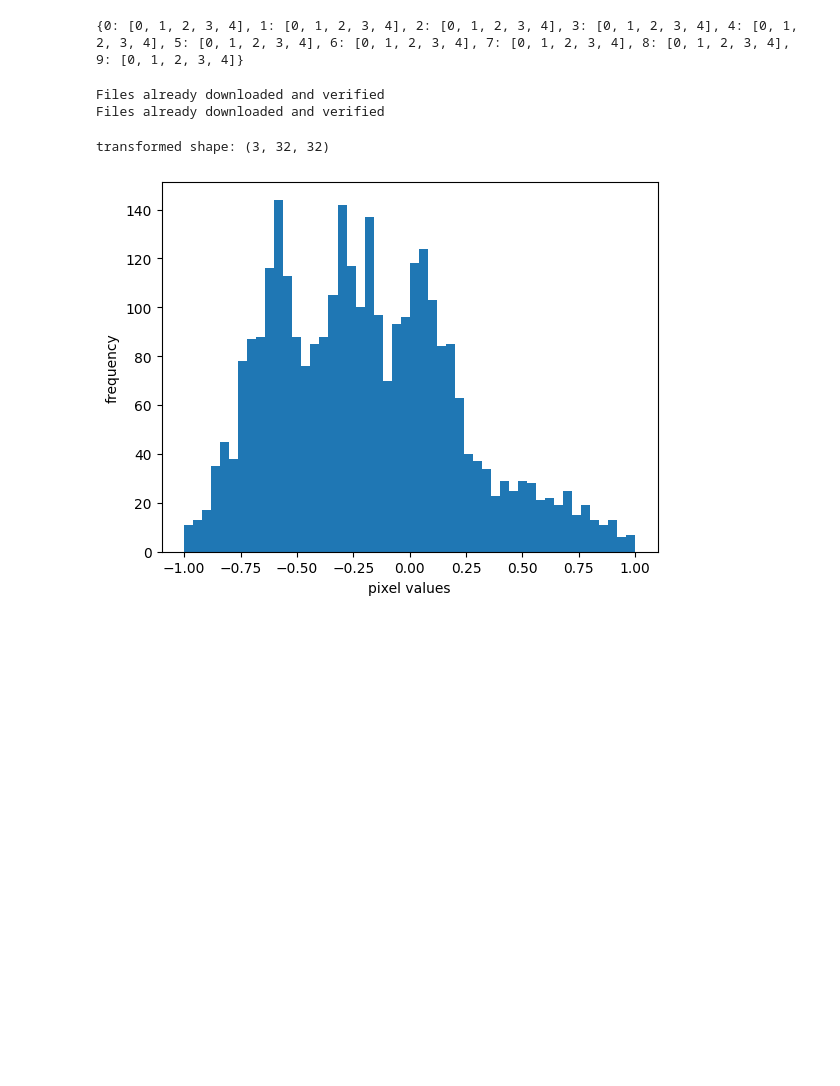
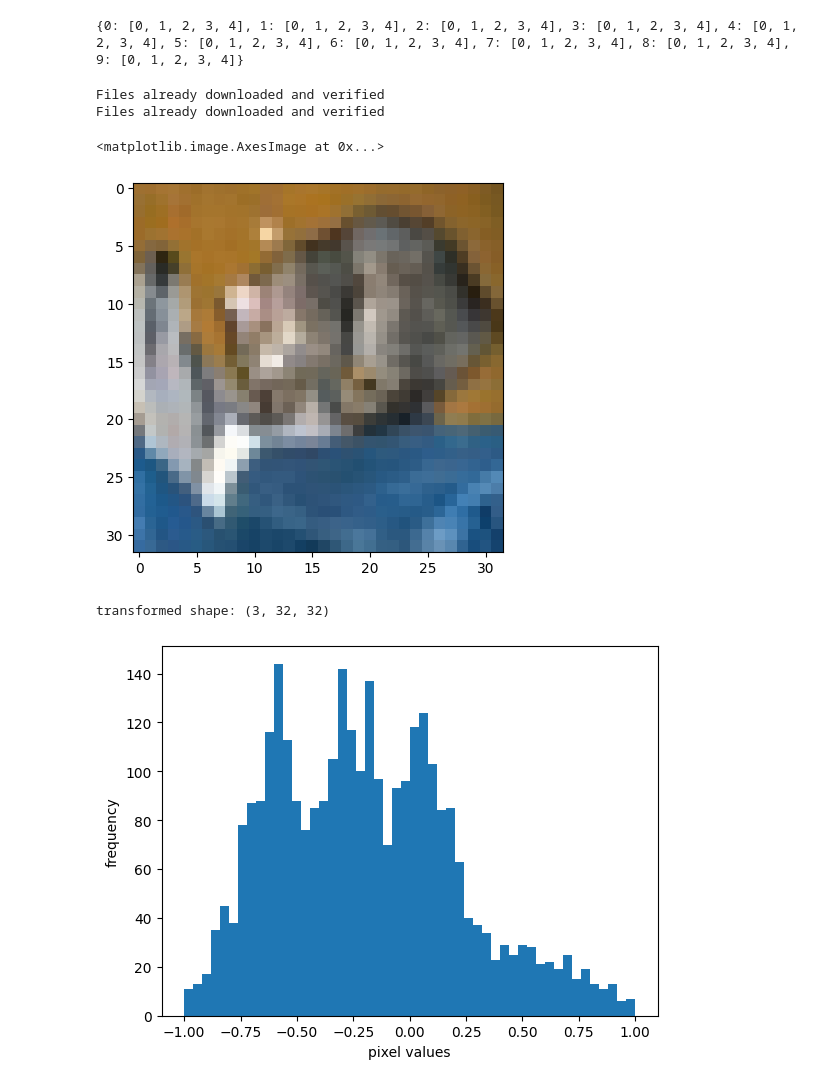
Before and after one commit to basemprince/F2U, a Jupyter notebook: main copy.ipynb, the cells around one changed output. Saved outputs shown, nothing was run; the diff lists cells and outputs as text; code cells hidden in the pictures; blank space fills up the shorter version.

```diff
--- a/main copy.ipynb
+++ b/main copy.ipynb
@@ -26,7 +26,7 @@ B1 = 0.5
 B2 = 0.999
 BATCH_SIZE = 64
 NOISE_DIM = 128
-FID_BATCH_SIZE = 20
+FID_BATCH_SIZE = 50
 NUM_UNIQUE_USERS = NUM_WORKERS
 # %%
 num_classes = 10
@@ -39,15 +39,21 @@ print(dictionary)
 trans_cifar = transforms.Compose([transforms.ToTensor(), transforms.Normalize((0.5, 0.5, 0.5), (0.5, 0.5, 0.5))])
 # trans_cifar = transforms.Compose([transforms.ToTensor()])
 dataset = datasets.CIFAR10(root='./datasets/cifar/', train=True, download=True, transform=trans_cifar)
-dataset_test = datasets.CIFAR10(root='./datasets/cifar/', train=False, download=True, transform=trans_cifar)
+dataset_test = datasets.CIFAR10(root='./datasets/cifar/', train=False, download=True,transform=transforms.ToTensor())
 dataloader_one = torch.utils.data.DataLoader(dataset, shuffle = True,batch_size=BATCH_SIZE)
-dataloader_test = torch.utils.data.DataLoader(dataset_test, shuffle = True,batch_size=10000)
+dataloader_test = torch.utils.data.DataLoader(dataset_test, shuffle = False,batch_size=10000)
 # %% [output]
 Files already downloaded and verified
 Files already downloaded and verified
 # %%
 for img in dataloader_test:
     test_imgs=img[0].to(dev)
+# %%
+test_test = test_imgs[:FID_BATCH_SIZE]
+plt.imshow(test_test[0].cpu().numpy().transpose(1,2,0))
+# %% [output]
+<matplotlib.image.AxesImage at 0x...>
+[figure, added]
 # %%
 # print(dataset.data[0])
 # print(dataset.transforms(dataset.data[0],transforms.ToTensor()))
```
Also changed, not shown: parts of 1 cell of this notebook, 8 other files.
